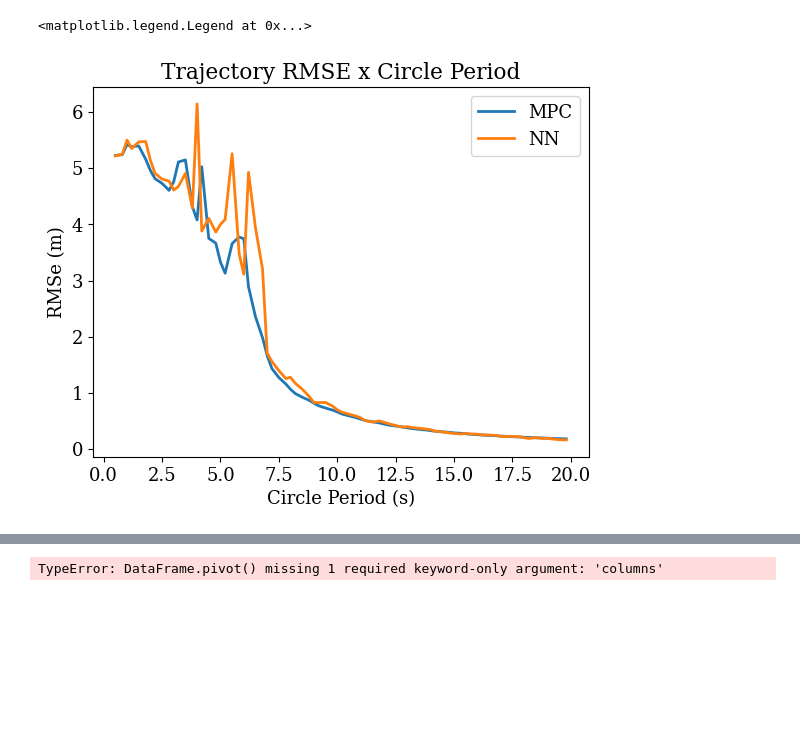
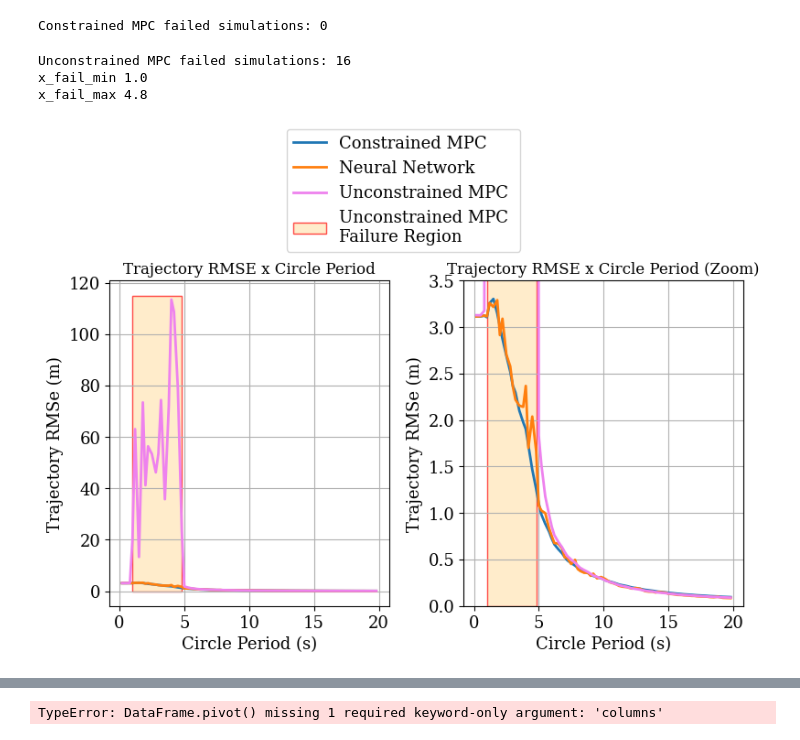
Before and after one commit to mtlira/meng-ita-nn-mpc, a Jupyter notebook: 6dof_quadrotor/figures-tables/performance-analysis/performance-fixed-radius.ipynb, the cells around one changed output, grey strips where cells are left out. Cells and saved outputs as stored; diff of their text form; code cells hidden in the pictures; blank space fills up the shorter version.

```diff
--- a/6dof_quadrotor/figures-tables/performance-analysis/performance-fixed-radius.ipynb
+++ b/6dof_quadrotor/figures-tables/performance-analysis/performance-fixed-radius.ipynb
@@ -15,28 +16,70 @@ analyzer = plots.DataAnalyser()
 # %%
 plt.rcParams.update({'font.family': 'serif'})
 plt.rcParams.update({'font.size': 13})
-path = 'performance-fixed-radius-v6-smooth-5m.csv'
+path = 'performance-fixed-radius-v6-smooth-3m.csv'
 df_total = pd.read_csv(path, sep=',')
+df_unconstrained = pd.read_csv('performance-fixed-radius-v6-smooth-3m-unconstrained.csv')
 # %%
 #Initial filters
 
 # Success only
 df_success = df_total[(df_total['mpc_success'] == True) & (df_total['nn_success'] == True)]
+df_unconstrained_success = df_unconstrained[(df_unconstrained['mpc_success'] == True) & (df_unconstrained['mpc_RMSe'] < 1000)]
+df_fail = df_total[(df_total['mpc_RMSe'] > 10)]
+print('Constrained MPC failed simulations:',len(df_fail))
+# %% [output]
+Constrained MPC failed simulations: 0
+# %%
+df_fail_unconstrained = df_unconstrained[df_unconstrained['mpc_RMSe'] > 10].sort_values('period (s)')
+print('Unconstrained MPC failed simulations:', len(df_fail_unconstrained))
+x_fail_min = df_fail_unconstrained.iloc[0]['period (s)']
+x_fail_max = df_fail_unconstrained.iloc[-1]['period (s)']
+print('x_fail_min',x_fail_min)
+print('x_fail_max',x_fail_max)
+# %% [output]
+Unconstrained MPC failed simulations: 16
+x_fail_min 1.0
+x_fail_max 4.8
 # %%
 x = df_success['period (s)']
 y_mpc = df_success['mpc_RMSe']
 y_nn = df_success['nn_RMSe']
 
-fig = plt.figure()
-plt.plot(x, y_mpc, label='MPC', linewidth=2)
-plt.plot(x, y_nn, label='NN', linewidth=2)
+x_unconstrained = df_unconstrained_success['period (s)']
+y_mpc_unconstrained = df_unconstrained_success['mpc_RMSe']
+
+fig = plt.figure(figsize=(8,6))
+ax = fig.add_subplot(1,2,1)
+plt.plot(x, y_mpc,label='Constrained MPC', linewidth=2,markersize=3)
+plt.plot(x, y_nn,label='Neural Network', linewidth=2,markersize=3)
+plt.plot(x_unconstrained, y_mpc_unconstrained, label='Unconstrained MPC', linewidth=2,markersize=3, color='violet')
+rect = patches.Rectangle((x_fail_min, 0), (x_fail_max - x_fail_min), 115, linewidth=1, edgecolor='r', facecolor='moccasin', alpha=0.7)
+ax.add_patch(rect)
 plt.xlabel('Circle Period (s)')
-plt.ylabel('RMSe (m)')
-plt.title('Trajectory RMSE x Circle Period')
-plt.legend()
+plt.ylabel('Trajectory RMSe (m)')
+plt.title('Trajectory RMSE x Circle Period', fontsize=12)
+#plt.legend()
+plt.grid()
+plt.tight_layout()
+
+ax = fig.add_subplot(1,2,2)
+ax.set_ylim(0,3.5)
+plt.plot(x, y_mpc,label='Constrained MPC', linewidth=2,markersize=3)
+plt.plot(x, y_nn,label='Neural Network', linewidth=2,markersize=3)
+plt.plot(x_unconstrained, y_mpc_unconstrained, label='Unconstrained MPC', linewidth=2,markersize=3, color='violet')
+rect = patches.Rectangle((x_fail_min, 0), (x_fail_max - x_fail_min), 115, linewidth=1, edgecolor='r', facecolor='moccasin', alpha=0.7)
+ax.add_patch(rect)
+plt.xlabel('Circle Period (s)')
+plt.ylabel('Trajectory RMSe (m)')
+plt.title('Trajectory RMSE x Circle Period (Zoom)', fontsize=12)
+#plt.legend()
+fig.legend(['Constrained MPC', 'Neural Network', 'Unconstrained MPC', 'Unconstrained MPC \nFailure Region'], loc='upper center')
+plt.grid()
+plt.tight_layout()
+fig.subplots_adjust(top=0.71)
+fig.savefig('angle-constraint-handling/traj-rmse.pdf')
 # %% [output]
-<matplotlib.legend.Legend at 0x...>
-[figure, old version]
+[figure, new version]
 # %%
 y_mpc = np.max(np.abs(df_success[['mpc_max_phi (rad)','mpc_min_phi (rad)']]), axis = 1)
 y_nn = np.max(np.abs(df_success[['nn_max_phi (rad)','nn_min_phi (rad)']]), axis = 1)
```
Also changed, not shown: parts of 11 cells of this notebook, 58 other files.
